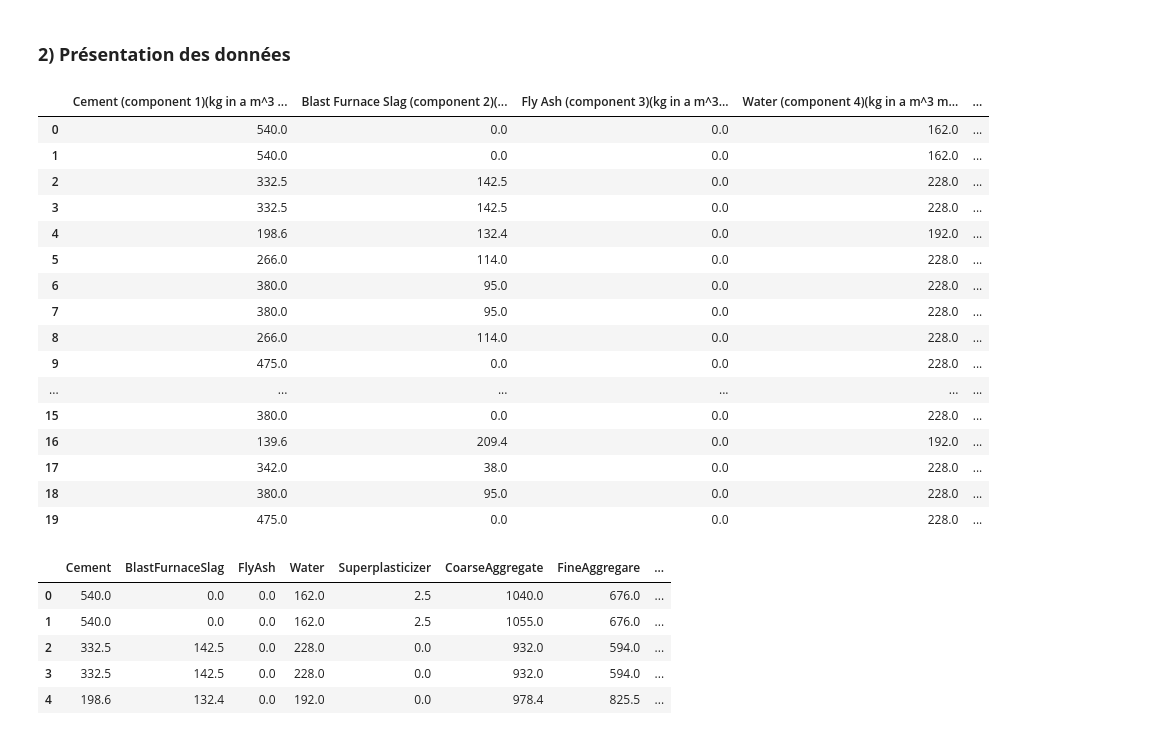
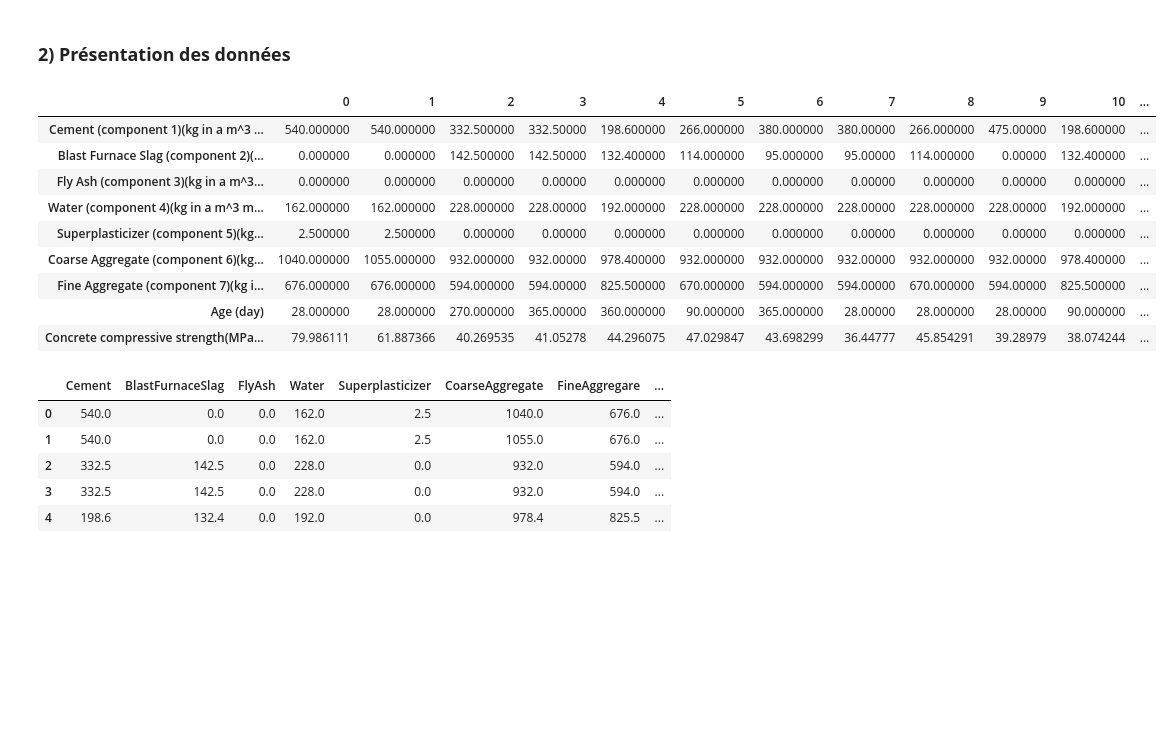
Before and after one commit to Ananjou/Memoire_Master2, a Jupyter notebook: detection_d'anomalie_selection_variable.ipynb, the cells around one changed output. Saved outputs shown, nothing was run; the diff lists cells and outputs as text; code cells hidden in the pictures; blank space fills up the shorter version.

```diff
--- a/detection_d'anomalie_selection_variable.ipynb
+++ b/detection_d'anomalie_selection_variable.ipynb
@@ -35,25 +42,18 @@ from sklearn.feature_selection import mutual_info_regression
 # %%
 #creation d'un dataframe panda
 df=pd.read_excel("Concrete_Data.xls")
-df.head(20)
+df.head(20).T
 # %% [output]
-|  | Cement (component 1)(kg in a m^3 ... | Blast Furnace Slag (component 2)(... | Fly Ash (component 3)(kg in a m^3... | Water (component 4)(kg in a m^3 m... | ... |
-| 0 | 540.0 | 0.0 | 0.0 | 162.0 | ... |
-| 1 | 540.0 | 0.0 | 0.0 | 162.0 | ... |
-| 2 | 332.5 | 142.5 | 0.0 | 228.0 | ... |
-| 3 | 332.5 | 142.5 | 0.0 | 228.0 | ... |
-| 4 | 198.6 | 132.4 | 0.0 | 192.0 | ... |
-| 5 | 266.0 | 114.0 | 0.0 | 228.0 | ... |
-| 6 | 380.0 | 95.0 | 0.0 | 228.0 | ... |
-| 7 | 380.0 | 95.0 | 0.0 | 228.0 | ... |
-| 8 | 266.0 | 114.0 | 0.0 | 228.0 | ... |
-| 9 | 475.0 | 0.0 | 0.0 | 228.0 | ... |
-| ... | ... | ... | ... | ... | ... |
-| 15 | 380.0 | 0.0 | 0.0 | 228.0 | ... |
-| 16 | 139.6 | 209.4 | 0.0 | 192.0 | ... |
-| 17 | 342.0 | 38.0 | 0.0 | 228.0 | ... |
-| 18 | 380.0 | 95.0 | 0.0 | 228.0 | ... |
-| 19 | 475.0 | 0.0 | 0.0 | 228.0 | ... |
+|  | 0 | 1 | 2 | 3 | 4 | 5 | 6 | 7 | 8 | 9 | 10 | ... |
+| Cement (component 1)(kg in a m^3 ... | 540.000000 | 540.000000 | 332.500000 | 332.50000 | 198.600000 | 266.000000 | 380.000000 | 380.00000 | 266.000000 | 475.00000 | 198.600000 | ... |
+| Blast Furnace Slag (component 2)(... | 0.000000 | 0.000000 | 142.500000 | 142.50000 | 132.400000 | 114.000000 | 95.000000 | 95.00000 | 114.000000 | 0.00000 | 132.400000 | ... |
+| Fly Ash (component 3)(kg in a m^3... | 0.000000 | 0.000000 | 0.000000 | 0.00000 | 0.000000 | 0.000000 | 0.000000 | 0.00000 | 0.000000 | 0.00000 | 0.000000 | ... |
+| Water (component 4)(kg in a m^3 m... | 162.000000 | 162.000000 | 228.000000 | 228.00000 | 192.000000 | 228.000000 | 228.000000 | 228.00000 | 228.000000 | 228.00000 | 192.000000 | ... |
+| Superplasticizer (component 5)(kg... | 2.500000 | 2.500000 | 0.000000 | 0.00000 | 0.000000 | 0.000000 | 0.000000 | 0.00000 | 0.000000 | 0.00000 | 0.000000 | ... |
+| Coarse Aggregate (component 6)(kg... | 1040.000000 | 1055.000000 | 932.000000 | 932.00000 | 978.400000 | 932.000000 | 932.000000 | 932.00000 | 932.000000 | 932.00000 | 978.400000 | ... |
+| Fine Aggregate (component 7)(kg i... | 676.000000 | 676.000000 | 594.000000 | 594.00000 | 825.500000 | 670.000000 | 594.000000 | 594.00000 | 670.000000 | 594.00000 | 825.500000 | ... |
+| Age (day) | 28.000000 | 28.000000 | 270.000000 | 365.00000 | 360.000000 | 90.000000 | 365.000000 | 28.00000 | 28.000000 | 28.00000 | 90.000000 | ... |
+| Concrete compressive strength(MPa... | 79.986111 | 61.887366 | 40.269535 | 41.05278 | 44.296075 | 47.029847 | 43.698299 | 36.44777 | 45.854291 | 39.28979 | 38.074244 | ... |
 # %%
 req_col_names = ["Cement", "BlastFurnaceSlag", "FlyAsh", "Water", "Superplasticizer",
                  "CoarseAggregate", "FineAggregare", "Age", "CC_Strength"]
```
Also changed, not shown: parts of 32 cells of this notebook, 6 other files.
